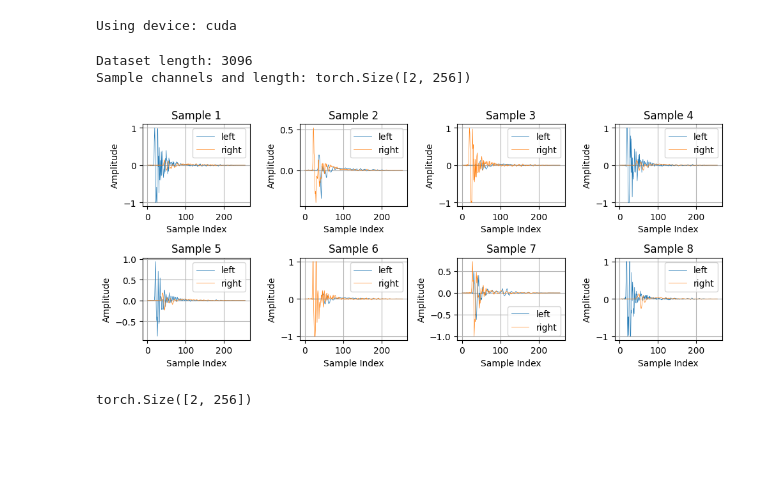
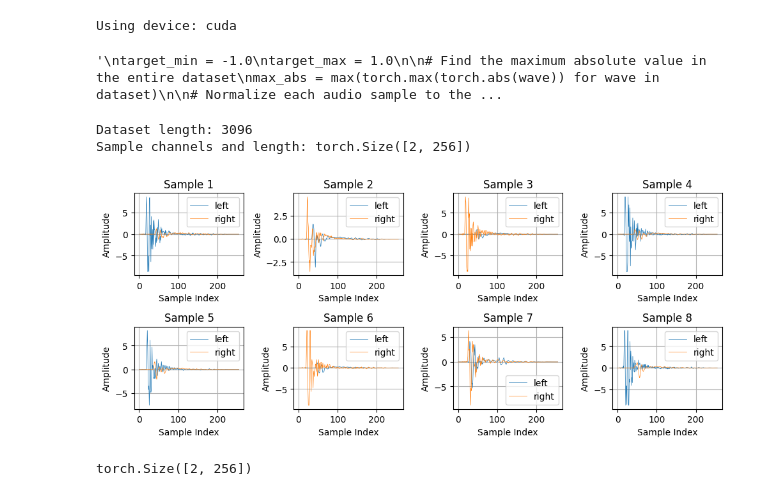
Before and after one commit to juancaudio20/ddpm, a Jupyter notebook: st_audio_diffusion.ipynb, the cells around one changed output. Cells and saved outputs as stored; diff of their text form; code cells hidden in the pictures; blank space fills up the shorter version.

```diff
--- a/st_audio_diffusion.ipynb
+++ b/st_audio_diffusion.ipynb
@@ -14,16 +18,51 @@ import os
 # %%
 dataset = []
-#writer = SummaryWriter()
+writer = SummaryWriter("runs/08_12_unconditioned")
 
 device = torch.device('cuda' if torch.cuda.is_available() else 'cpu')
 print(f"Using device: {device}")
 
 directory = '/nas/home/jalbarracin/datasets/hrir_st'
+dataset = []
+left_channels = []
+right_channels = []
 
 for files in os.listdir(directory):
     f = os.path.join(directory, files)
-    wave, sr = torchaudio.load(f, normalize=True)
+    wave, sr = torchaudio.load(f, normalize=False)
+
+    left_channel = wave[0].to(dtype=torch.float32)
+    right_channel = wave[1].to(dtype=torch.float32)
+
+    left_channels.append(left_channel)
+    right_channels.append(right_channel)
+
     dataset.append(wave)
+
+
+all_left_channels = torch.cat(left_channels,dim=-1)
+all_right_channels = torch.cat(right_channels,dim=-1)
+
+mean_left = all_left_channels.mean(dim=-1)  # Compute mean along the last dimension
+std_left = all_left_channels.std(dim=-1)
+
+mean_right = all_right_channels.mean(dim=-1)
+std_right = all_right_channels.std(dim=-1)
+
+# Normalize each stereo audio sample
+normalized_dataset = [(wave - torch.tensor([mean_left, mean_right]).unsqueeze(-1)) / torch.tensor([std_left, std_right]).unsqueeze(-1) for wave in dataset]
+
+'''
+target_min = -1.0
+target_max = 1.0
+
+# Find the maximum absolute value in the entire dataset
+max_abs = max(torch.max(torch.abs(wave)) for wave in dataset)
+
+# Normalize each audio sample to the target range
+normalized_dataset = [wave / max_abs * target_max for wave in dataset]
+'''
 # %% [output]
 Using device: cuda
+'\ntarget_min = -1.0\ntarget_max = 1.0\n\n# Find the maximum absolute value in the entire dataset\nmax_abs = max(torch.max(torch.abs(wave)) for wave in dataset)\n\n# Normalize each audio sample to the ...
 # %%
@@ -35,27 +74,28 @@ Sample channels and length: torch.Size([2, 256])
 # %%
 def show_waveforms(dataset, num_samples=20, cols=4):
     """ Plots some samples from the audio dataset """
     plt.figure(figsize=(10, 6))
     for i, item in enumerate(dataset):
         if i == num_samples:
             break
         if isinstance(item, tuple):
             waveform, _ = item
         else:
             waveform = item
         plt.subplot(int(num_samples/cols) + 1, cols, i + 1)
         plt.plot(waveform[0].numpy(), label='left', linewidth=0.5)
         plt.plot(waveform[1].numpy(), label='right', linewidth=0.5)
         plt.title(f"Sample {i+1}")
         plt.xlabel("Sample Index")
         plt.ylabel("Amplitude")
         plt.legend()
         plt.grid(True)
+        #plt.ylim([-1.0,1.0])
     plt.tight_layout()
     plt.show()
-show_waveforms(dataset, num_samples=8, cols=4)
+show_waveforms(normalized_dataset, num_samples=8, cols=4)
 # %% [output]
-[figure, old version]
+[figure, new version]
 # %%
 def collate_fn(batch):
     # Assuming each element in batch is a tensor of shape (2, 256)
```
Also changed, not shown: parts of 9 cells of this notebook, 3 other files.
